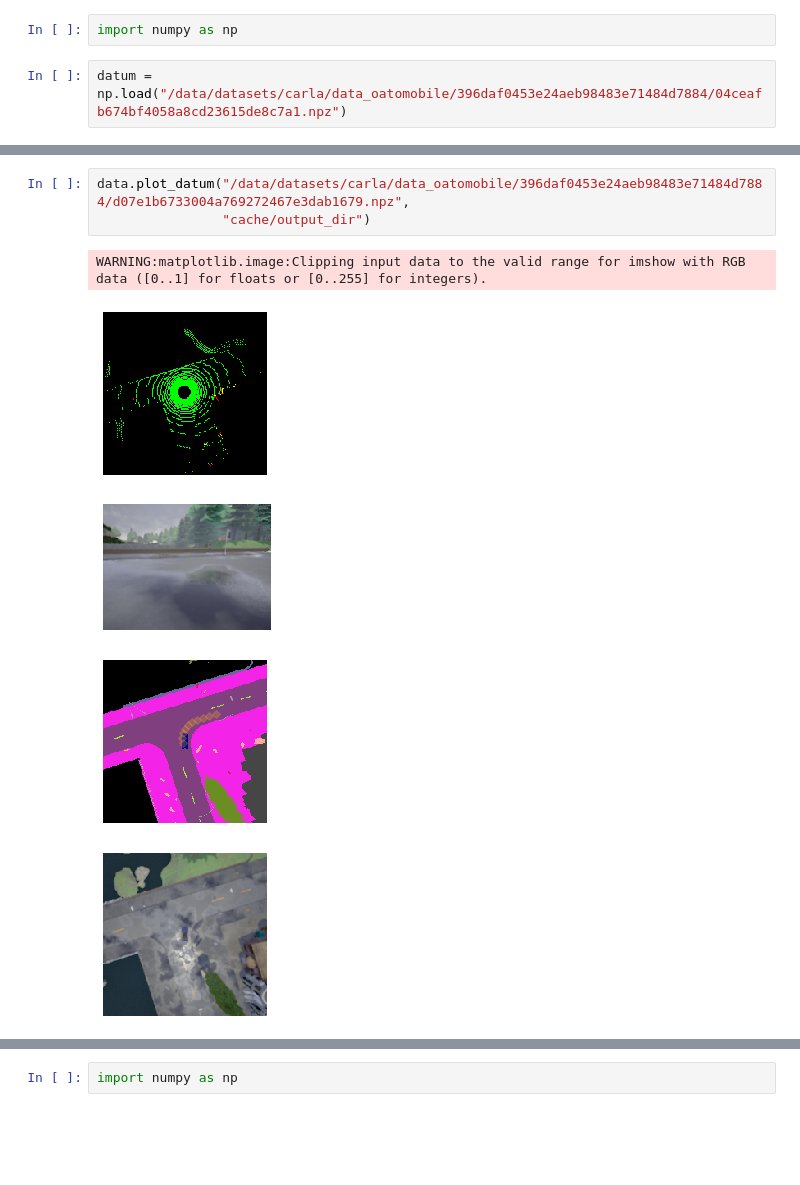
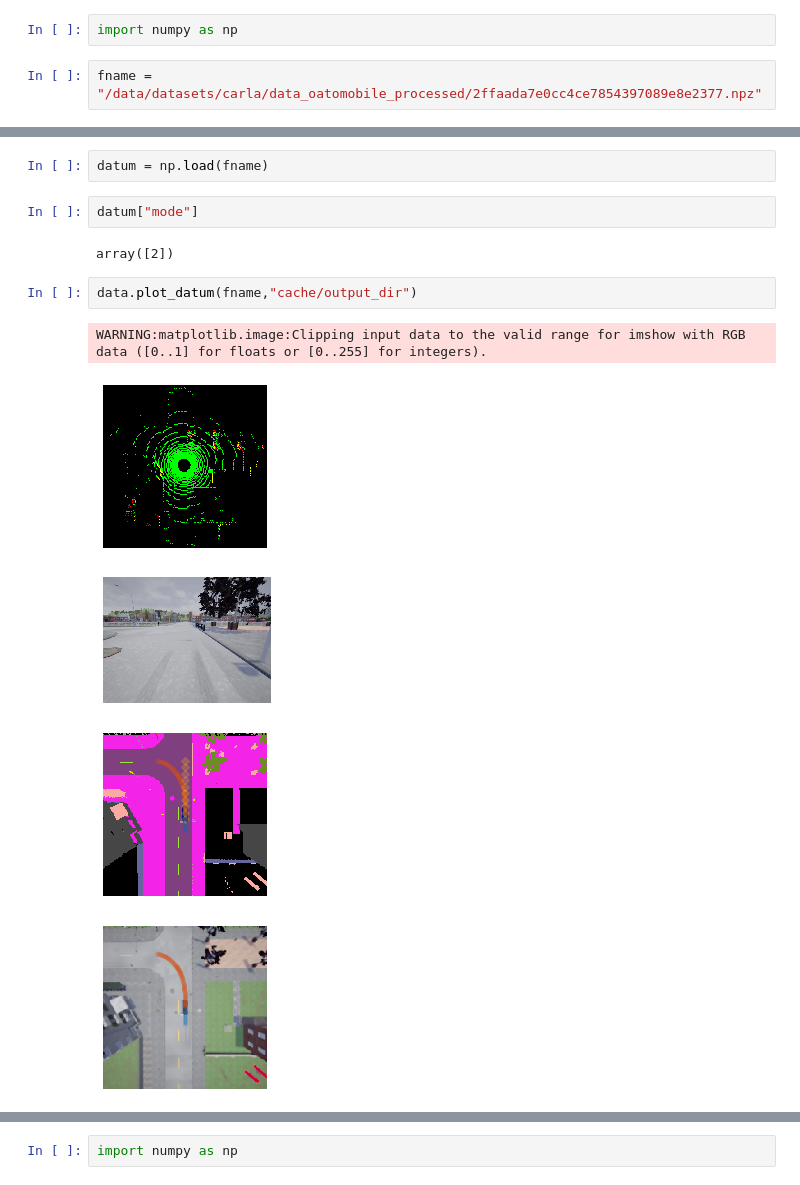
Before and after one commit to weirayao/oatomobile, a Jupyter notebook: oatomobile.ipynb, the cells around one changed output, grey strips where cells are left out. Drawn from its saved outputs; the diff is of its cells as text; blank space fills up the shorter version.

```diff
--- a/oatomobile.ipynb
+++ b/oatomobile.ipynb
@@ -107,4 +107,4 @@ data = CARLADataset("raw")
 # %%
 import numpy as np
 # %%
-datum = np.load("/data/datasets/carla/data_oatomobile/396daf0453e24aeb98483e71484d7884/04ceafb674bf4058a8cd23615de8c7a1.npz")
+fname = "/data/datasets/carla/data_oatomobile_processed/2ffaada7e0cc4ce7854397089e8e2377.npz"
@@ -116,12 +111,17 @@ plt.imshow(datum["lidar"][:,:,1])
+# %%
+datum = np.load(fname)
+# %%
+datum["mode"]
+# %% [output]
+array([2])
 # %%
-data.plot_datum("/data/datasets/carla/data_oatomobile/396daf0453e24aeb98483e71484d7884/d07e1b6733004a769272467e3dab1679.npz",
-                "cache/output_dir")
+data.plot_datum(fname,"cache/output_dir")
 # %% [output]
 WARNING:matplotlib.image:Clipping input data to the valid range for imshow with RGB data ([0..1] for floats or [0..255] for integers).
-[figure, old version]
+[figure, new version]
-[figure, old version]
+[figure, new version]
-[figure, old version]
+[figure, new version]
-[figure, old version]
+[figure, new version]
 # %%
 data.process(
     dataset_dir =  "/data/datasets/carla/data_oatomobile/",
```
Also changed, not shown: parts of 10 cells of this notebook, 3 other files.
